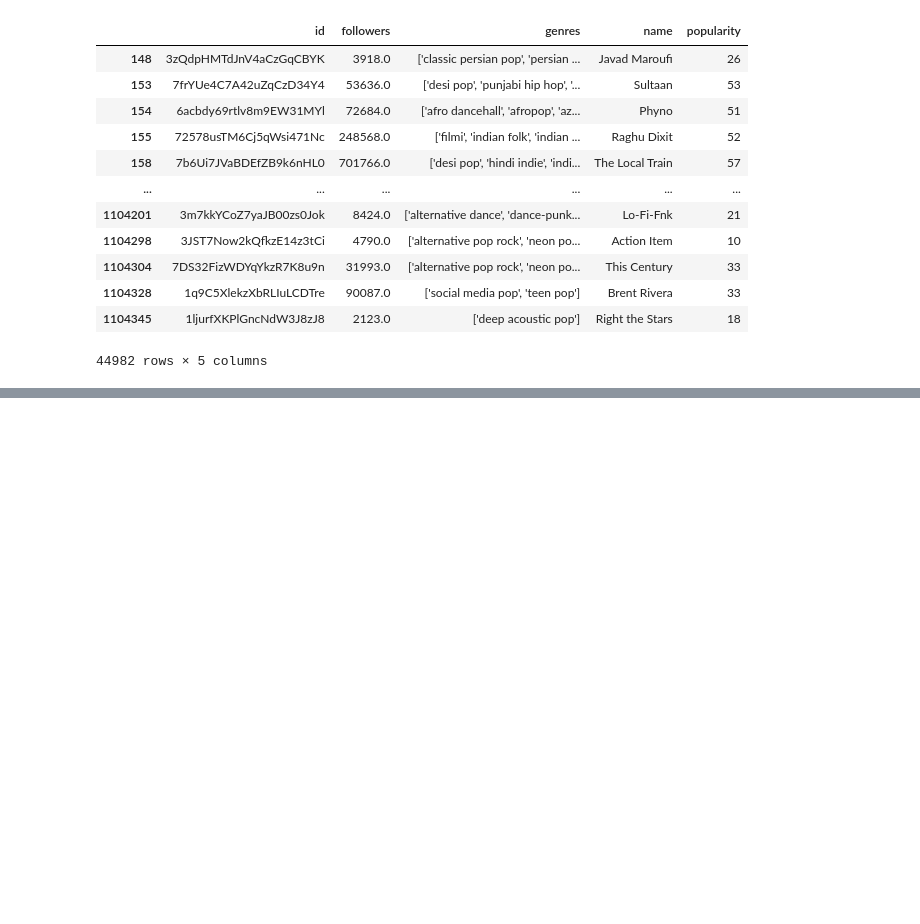
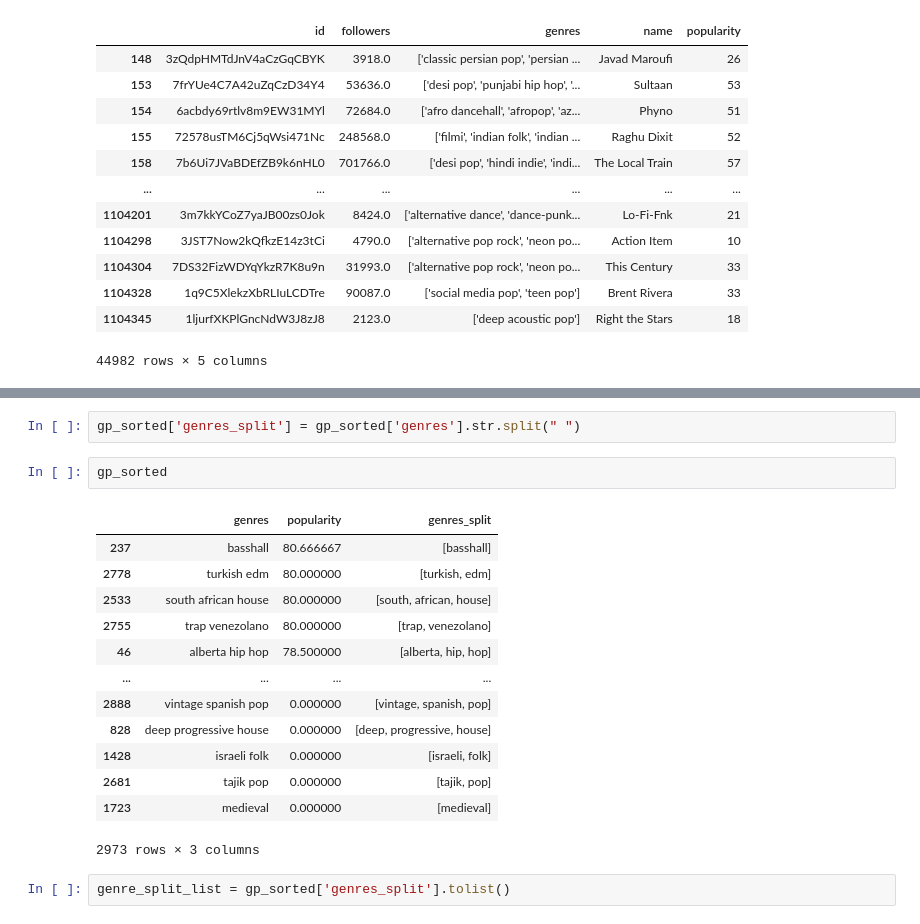
Before and after one commit to sabrinawjo/Music_ML, a Jupyter notebook: Jake/Jake_working.ipynb, the cells around one changed output, grey strips where cells are left out. Saved outputs shown, nothing was run; the diff lists cells and outputs as text; blank space fills up the shorter version.

Commit message:
additional cleaning, find most common words in genre labels

```diff
--- a/Jake/Jake_working.ipynb
+++ b/Jake/Jake_working.ipynb
@@ -233,0 +184,20 @@ tracks_dates_df
+# %%
+gp_sorted['genres_split'] = gp_sorted['genres'].str.split(" ")
+# %%
+gp_sorted
+# %% [output]
+|  | genres | popularity | genres_split |
+| 237 | basshall | 80.666667 | [basshall] |
+| 2778 | turkish edm | 80.000000 | [turkish, edm] |
+| 2533 | south african house | 80.000000 | [south, african, house] |
+| 2755 | trap venezolano | 80.000000 | [trap, venezolano] |
+| 46 | alberta hip hop | 78.500000 | [alberta, hip, hop] |
+| ... | ... | ... | ... |
+| 2888 | vintage spanish pop | 0.000000 | [vintage, spanish, pop] |
+| 828 | deep progressive house | 0.000000 | [deep, progressive, house] |
+| 1428 | israeli folk | 0.000000 | [israeli, folk] |
+| 2681 | tajik pop | 0.000000 | [tajik, pop] |
+| 1723 | medieval | 0.000000 | [medieval] |
+2973 rows × 3 columns
+# %%
+genre_split_list = gp_sorted['genres_split'].tolist()
```
Also changed, not shown: parts of 21 cells of this notebook, 1 other file.
